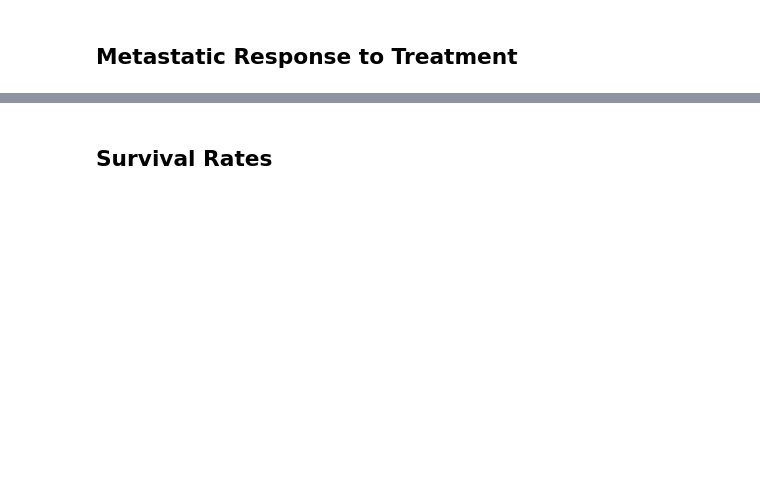
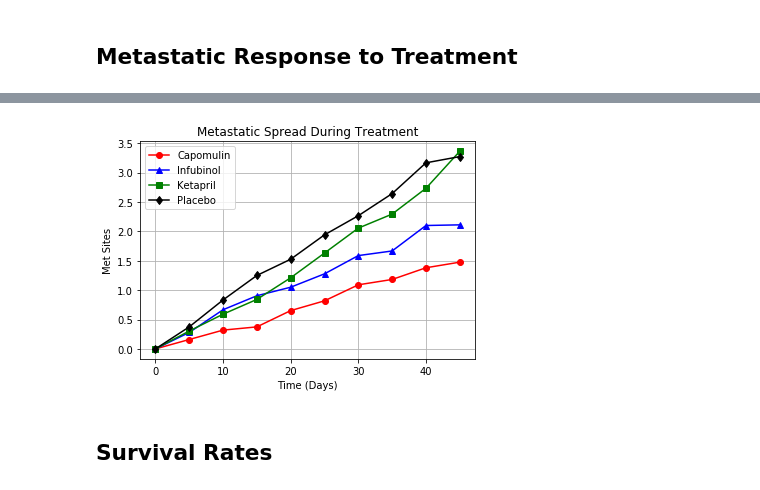
Before and after one commit to javarob/homework, a Jupyter notebook: HW5/pymaceuticals_starter.ipynb, the cells around one changed output, grey strips where cells are left out. Cells and saved outputs as stored; diff of their text form; code cells hidden in the pictures; blank space fills up the shorter version.

```diff
--- a/HW5/pymaceuticals_starter.ipynb
+++ b/HW5/pymaceuticals_starter.ipynb
@@ -144,0 +188,17 @@ plt.show()
+# %%
+# Minor Data Munging to Re-Format the Data Frames
+mmunge2 = {}
+mmunge2 = merged_data[["Drug","Timepoint","Metastatic Sites"]]
+mmunge2 = mmunge2.groupby(["Drug","Timepoint"]).mean().reset_index()
+
+mmunge2 = pd.DataFrame(mmunge2)
+
+mmunge2 = mmunge2.pivot(index='Timepoint', columns='Drug', values='Metastatic Sites')
+
+#mmunge2 = mmunge2.reset_index().set_index("Timepoint")
+#mmunge2 = mmunge2.reset_index()
+#mmunge2 = mmunge2.pivot(index='Timepoint', columns='Drug', values='Metastatic Sites')
+
+# Preview that Reformatting worked
+
+mmunge2
@@ -145,3 +218,31 @@ plt.show()
+# %%
+# Generate the Plot (with Error Bars)
+mmunge2 = mmunge2.reset_index()
+
+x_axis2 = mmunge2["Timepoint"]
+capo2 = mmunge2["Capomulin"]
+infu2 = mmunge2["Infubinol"]
+keta2 = mmunge2["Ketapril"]
+plac2 = mmunge2["Placebo"]
+
+capo_handle2, = plt.plot(x_axis2, capo2, marker ='o', color='red', label="Capomulin")
+infu_handle2, = plt.plot(x_axis2, infu2, marker='^', color='blue', label="Infubinol")
+keta_handle2, = plt.plot(x_axis2, keta2, marker='s', color='Green', label="Ketapril")
+plac_handle2, = plt.plot(x_axis2, plac2, marker='d', color='black', label="Placebo")
+
+plt.title("Metastatic Spread During Treatment")
+plt.xlabel("Time (Days)")
+plt.ylabel("Met Sites")
+plt.legend(loc="upper left")
+plt.grid()
+
+#mmunge_df.head()
+# Save the Figure
+plt.savefig("../Images/lineConfig2.png")
+
+plt.show()
+# %% [output]
+[figure, added]
 # %% [markdown]
 ## Survival Rates
 # %%
```
Also changed, not shown: parts of 19 cells of this notebook.
